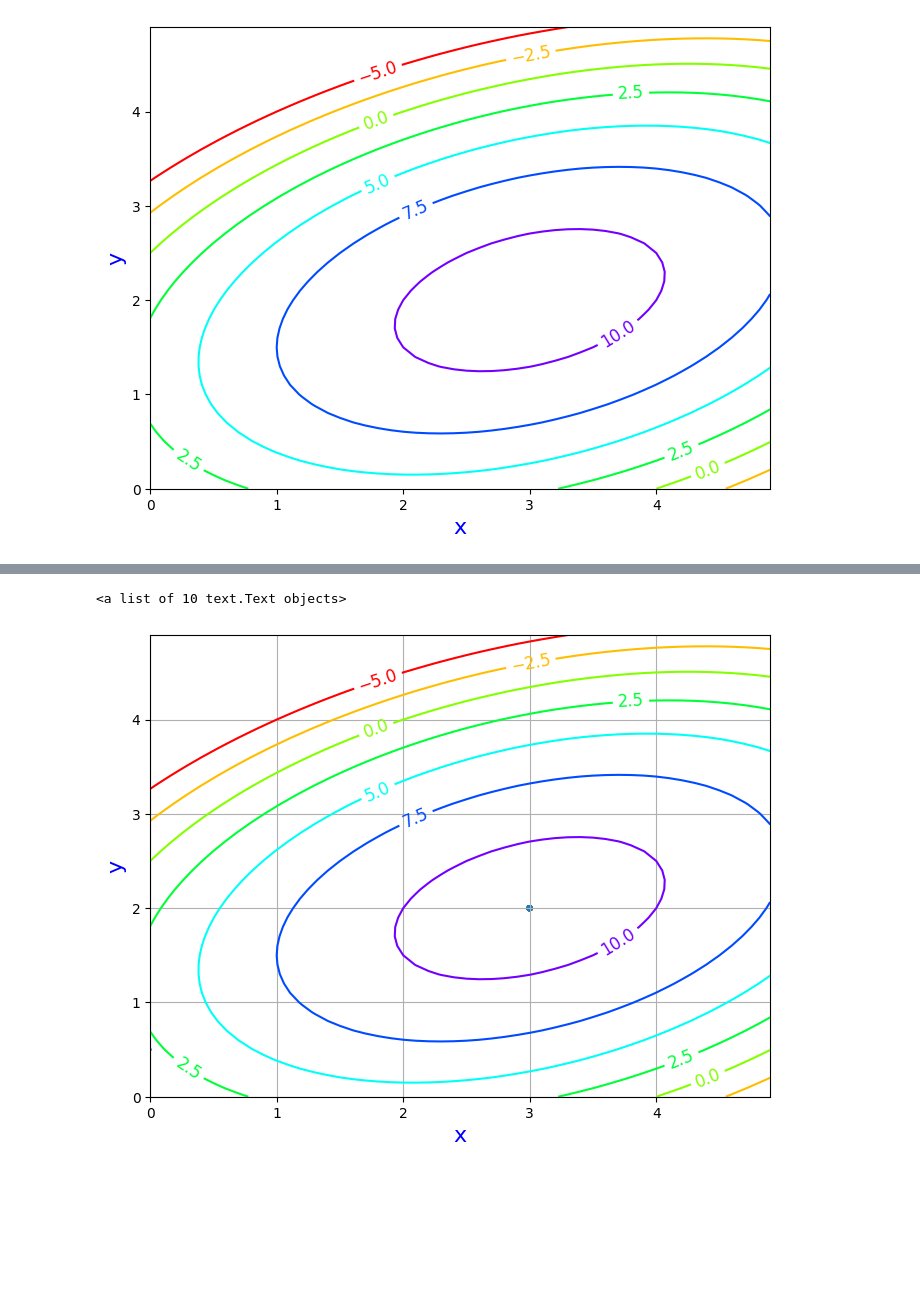
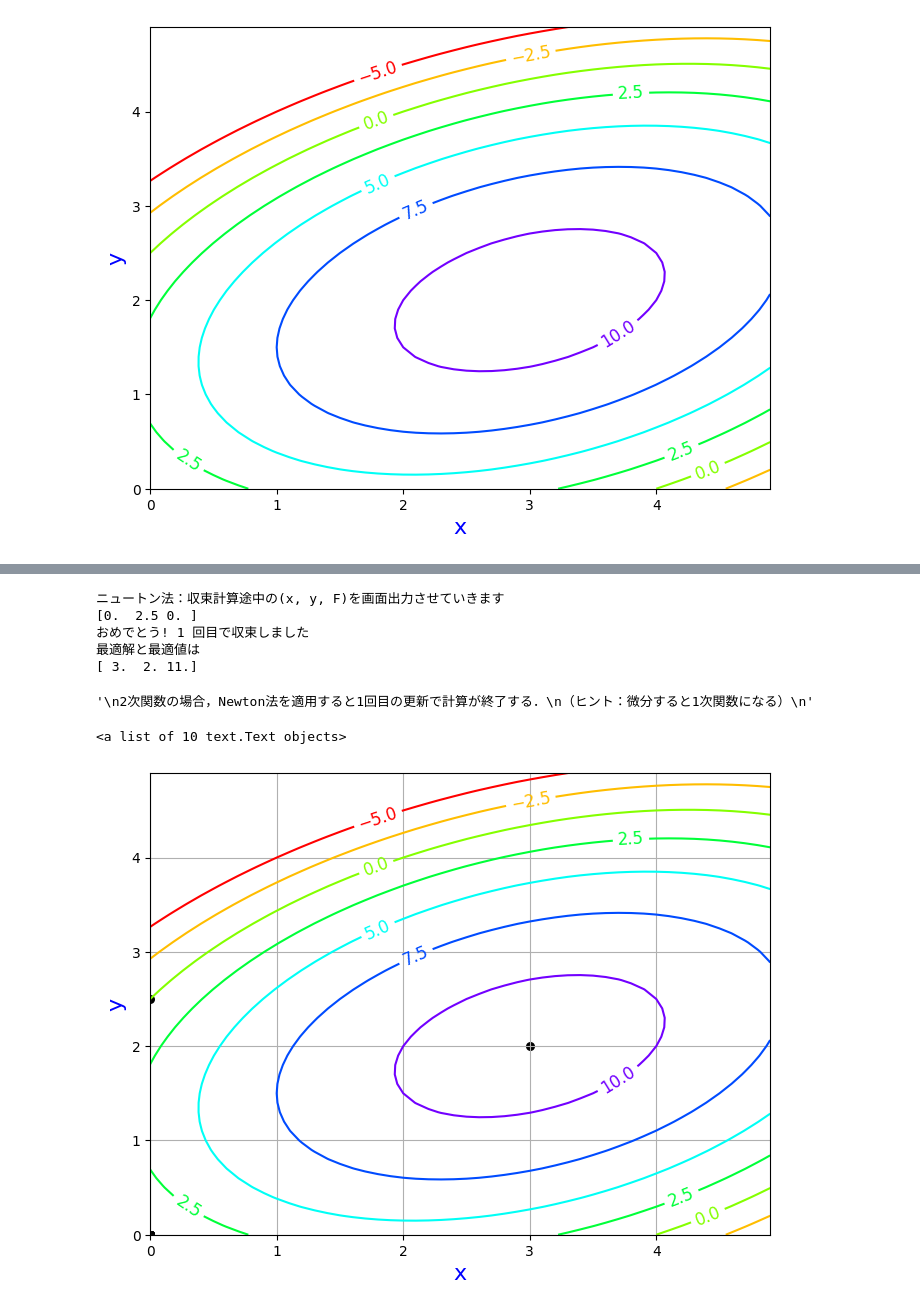
Before and after one commit to Tomoki-Ishikura/lecture_infosys, a Jupyter notebook: BasicOptim.ipynb, the cells around one changed output, grey strips where cells are left out. Drawn from its saved outputs; the diff is of its cells as text; code cells hidden in the pictures; blank space fills up the shorter version.

```diff
--- a/BasicOptim.ipynb
+++ b/BasicOptim.ipynb
@@ -151,16 +150,17 @@ ax3.clabel(Cont2, fontsize = 12)
 # %%
 """
-初期点として，原点の(0,0)を選んで，ニュートン法
+ニュートン法の場合
+初期点として，原点の(x_0,y_0)を選ぶ
 """
+print('ニュートン法：収束計算途中の(x, y, F)を画面出力させていきます')
 
 RecordNewton=np.zeros((N_Iteration,3)) # 途中の計算を記録する行列（要素は全て0）を作成
 
 
-# Step 0, 初期解の座標(x,y)を与える．
+# Step 0
 x=0
-y=0
+y=2.5
 
-# 次のステップの準備
 for I in range(N_Iteration):
     # Step 1 現在の解候補点での関数評価
     # # 関数の計算式
@@ -180,8 +180,19 @@ for I in range(N_Iteration):
     dxy = 1
     D2=[[dxx, dxy],[dxy,dyy]]
 
-    # Step 2-3 Hesse行列の計算，上の逆行列
+    # Step 2-3 Hesse行列の逆行列を計算，上の逆行列
     H=np.linalg.inv(D2)
+
+    # Step 2.5 勾配ベクトルがゼロベクトルか判定
+    LengVec=np.linalg.norm(Grad) # 勾配ベクトルの長さ：ノルム
+    if LengVec<0.1: # 勾配ベクトルのノルムが0.1より小さければ，収束したと判断（実際にはもっと小さな値が望ましい）
+      print('おめでとう! %d 回目で収束しました' % I)
+      print('最適解と最適値は')
+      print(RecordNewton[I,:])
+      break
+    else:
+      print(RecordNewton[I,:])
+
 
     # Step 3 次の座標を決める
     Step=np.dot(H,Grad)
@@ -189,26 +200,38 @@ for I in range(N_Iteration):
     y=y - Step[1]
 # ここまでで，繰り返し計算は終了
 
-# ここから結果のまとめ
-x_result2=RecordNewton[:,0]
-y_result2=RecordNewton[:,1]
-F_result2=RecordNewton[:,2]
-
-# グラフを表示する準備
-fig4 = plt.figure(figsize = (8, 6))
-
-# FigureにAxes(軸)を追加
-ax4 = fig4.add_subplot()
-# 軸ラベルを設定，ラベルの文字とフォントサイズと色
-ax4.set_xlabel("x", size = 16, color = "blue")
-ax4.set_ylabel("y", size = 16, color = "blue")
-
-ax4.grid() # 罫線
-
-Scat2 = ax4.scatter(x_result2,y_result2,F_result2) # 繰り返し計算の軌跡
-Cont3 = ax4.contour(X, Y, F0, cmap = "hsv", levels = hight) # 関数の等高線
-# 等高線ラベルを設定
-ax4.clabel(Cont3, fontsize = 12)
+"""
+2次関数の場合，Newton法を適用すると1回目の更新で計算が終了する．
+（ヒント：微分すると1次関数になる）
+"""
 # %% [output]
-<a list of 10 text.Text objects>
+ニュートン法：収束計算途中の(x, y, F)を画面出力させていきます
+[0.  2.5 0. ]
+おめでとう! 1 回目で収束しました
+最適解と最適値は
+[ 3.  2. 11.]
-[figure, removed]
+'\n2次関数の場合，Newton法を適用すると1回目の更新で計算が終了する．\n（ヒント：微分すると1次関数になる）\n'
+# %%
+# ここからNewton法の結果のまとめ
+x_result2=RecordNewton[:,0]
+y_result2=RecordNewton[:,1]
+F_result2=RecordNewton[:,2]
+
+# グラフを表示する準備
+fig4 = plt.figure(figsize = (8, 6))
+
+# FigureにAxes(軸)を追加
+ax4 = fig4.add_subplot()
+# 軸ラベルを設定，ラベルの文字とフォントサイズと色
+ax4.set_xlabel("x", size = 16, color = "blue")
+ax4.set_ylabel("y", size = 16, color = "blue")
+
+ax4.grid() # 罫線
+
+Scat2 = ax4.scatter(x_result2,y_result2,c='k', s=30) # 繰り返し計算の軌跡
+Cont3 = ax4.contour(X, Y, F0, cmap = "hsv", levels = hight) # 関数の等高線
+# 等高線ラベルを設定
+ax4.clabel(Cont3, fontsize = 12)
+# %% [output]
+<a list of 10 text.Text objects>
+[figure, added]
```
Also changed, not shown: parts of 4 cells of this notebook.
